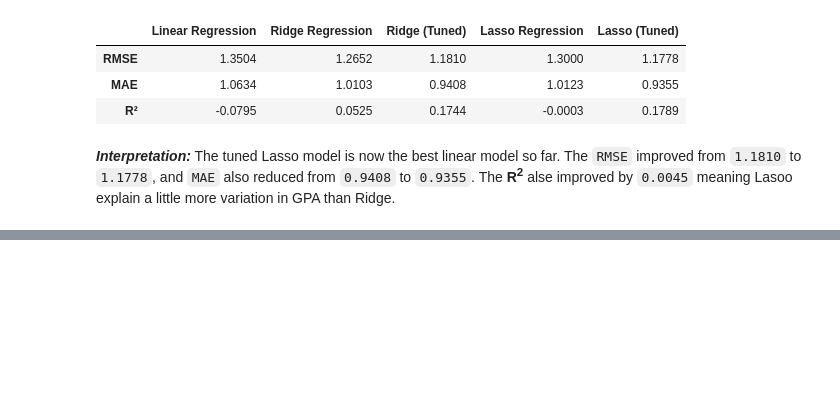
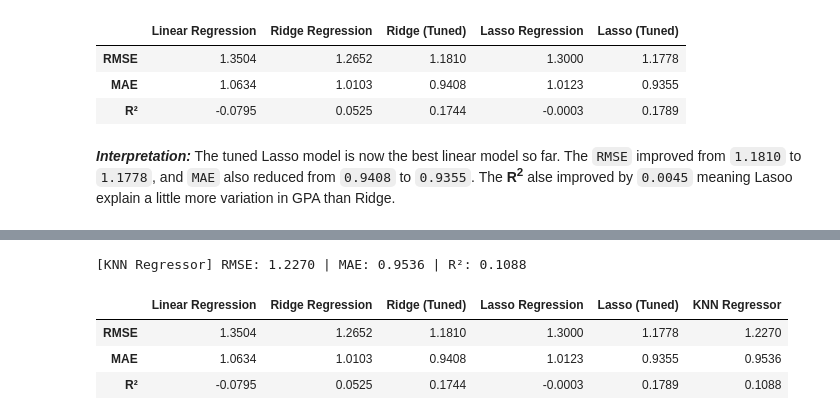
Before and after one commit to weslylaboy/student-outcome-predictor, a Jupyter notebook: notebooks/04_regression_model.ipynb, the cells around one changed output, grey strips where cells are left out. Cells and saved outputs as stored; diff of their text form; code cells hidden in the pictures; blank space fills up the shorter version.

```diff
--- a/notebooks/04_regression_model.ipynb
+++ b/notebooks/04_regression_model.ipynb
@@ -485,0 +525,18 @@ pd.DataFrame(results)
+# %%
+
+knn_pipe = Pipeline([
+    ('preprocessor', preprocessor),
+    ('model', KNeighborsRegressor())
+])
+
+knn_model = knn_pipe.fit(X_train, y_train)
+
+y_pred_knn = evaluate_regression_model('KNN Regressor', knn_model, X_test, y_test, results)
+
+pd.DataFrame(results)
+# %% [output]
+[KNN Regressor] RMSE: 1.2270 | MAE: 0.9536 | R²: 0.1088
+|  | Linear Regression | Ridge Regression | Ridge (Tuned) | Lasso Regression | Lasso (Tuned) | KNN Regressor |
+| RMSE | 1.3504 | 1.2652 | 1.1810 | 1.3000 | 1.1778 | 1.2270 |
+| MAE | 1.0634 | 1.0103 | 0.9408 | 1.0123 | 0.9355 | 0.9536 |
+| R² | -0.0795 | 0.0525 | 0.1744 | -0.0003 | 0.1789 | 0.1088 |
```
Also changed, not shown: parts of 9 cells of this notebook.
